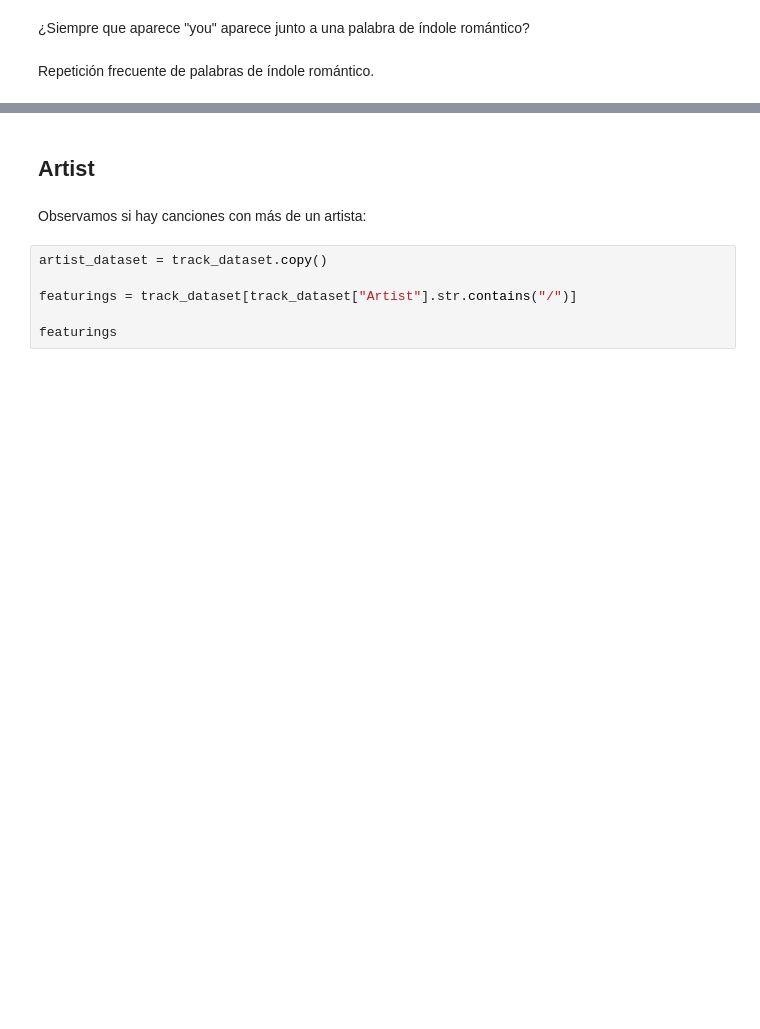
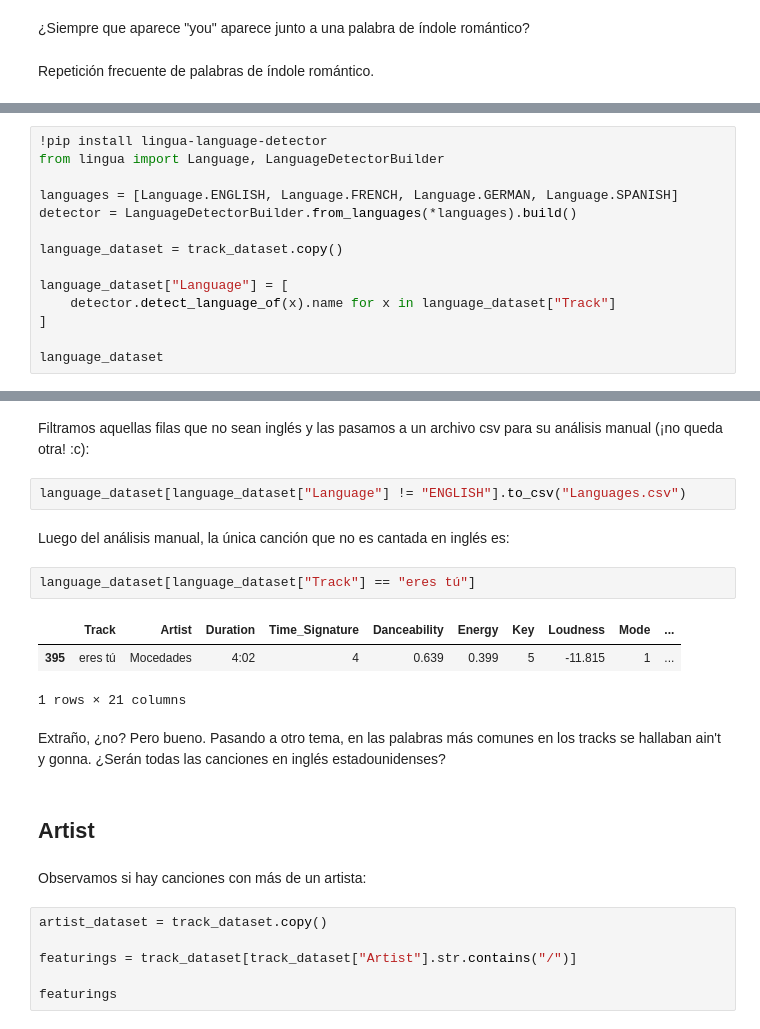
Before and after one commit to iroumec/TPE-FCD, a Jupyter notebook: Notebook.ipynb, the cells around one changed output, grey strips where cells are left out. Drawn from its saved outputs; the diff is of its cells as text; blank space fills up the shorter version.

Commit message:
Avances - 15/09
- Detección de idiomas en canciones.

```diff
--- a/Notebook.ipynb
+++ b/Notebook.ipynb
@@ -306,0 +299,14 @@ report.to_file(output_file="covers_report.html")
+# %%
+!pip install lingua-language-detector
+from lingua import Language, LanguageDetectorBuilder
+
+languages = [Language.ENGLISH, Language.FRENCH, Language.GERMAN, Language.SPANISH]
+detector = LanguageDetectorBuilder.from_languages(*languages).build()
+
+language_dataset = track_dataset.copy()
+
+language_dataset["Language"] = [
+    detector.detect_language_of(x).name for x in language_dataset["Track"]
+]
+
+language_dataset
@@ -307,3 +328,17 @@ report.to_file(output_file="covers_report.html")
+# %% [markdown]
+Filtramos aquellas filas que no sean inglés y las pasamos a un archivo csv para su análisis manual (¡no queda otra! :c):
+# %%
+language_dataset[language_dataset["Language"] != "ENGLISH"].to_csv("Languages.csv")
+# %% [markdown]
+Luego del análisis manual, la única canción que no es cantada en inglés es:
+# %%
+language_dataset[language_dataset["Track"] == "eres tú"]
+# %% [output]
+|  | Track | Artist | Duration | Time_Signature | Danceability | Energy | Key | Loudness | Mode | ... |
+| 395 | eres tú | Mocedades | 4:02 | 4 | 0.639 | 0.399 | 5 | -11.815 | 1 | ... |
+1 rows × 21 columns
+# %% [markdown]
+Extraño, ¿no? Pero bueno. Pasando a otro tema, en las palabras más comunes en los tracks se hallaban ain't y gonna. ¿Serán todas las canciones en inglés estadounidenses?
 # %% [markdown]
 ## Artist
 # %% [markdown]
```
Also changed, not shown: parts of 4 cells of this notebook, 2 other files.
